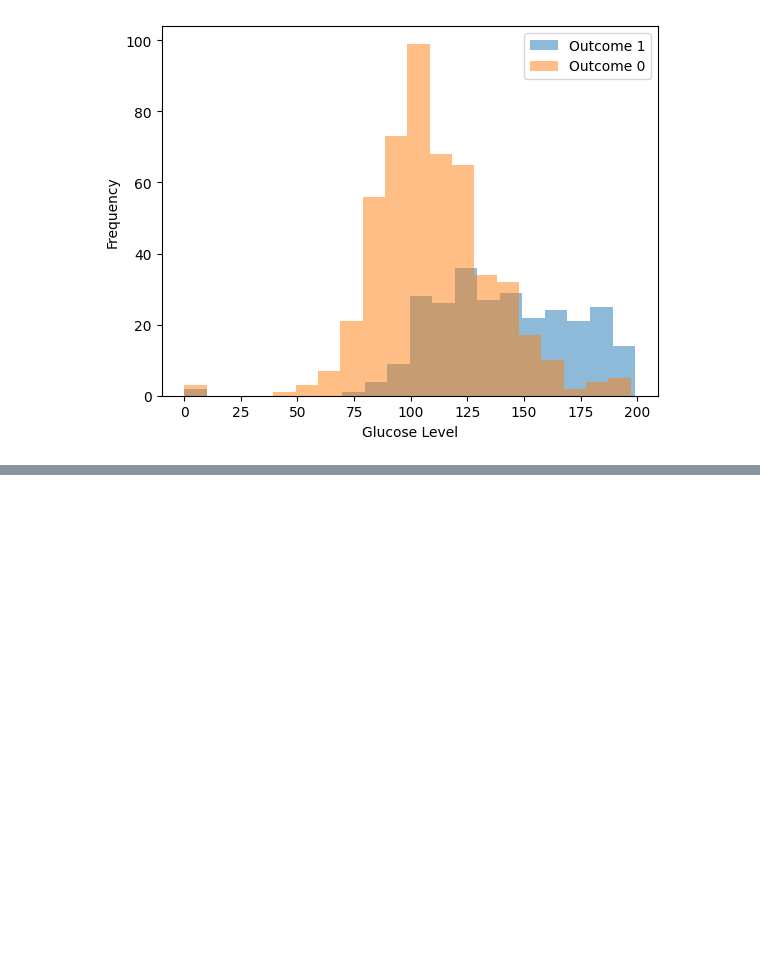
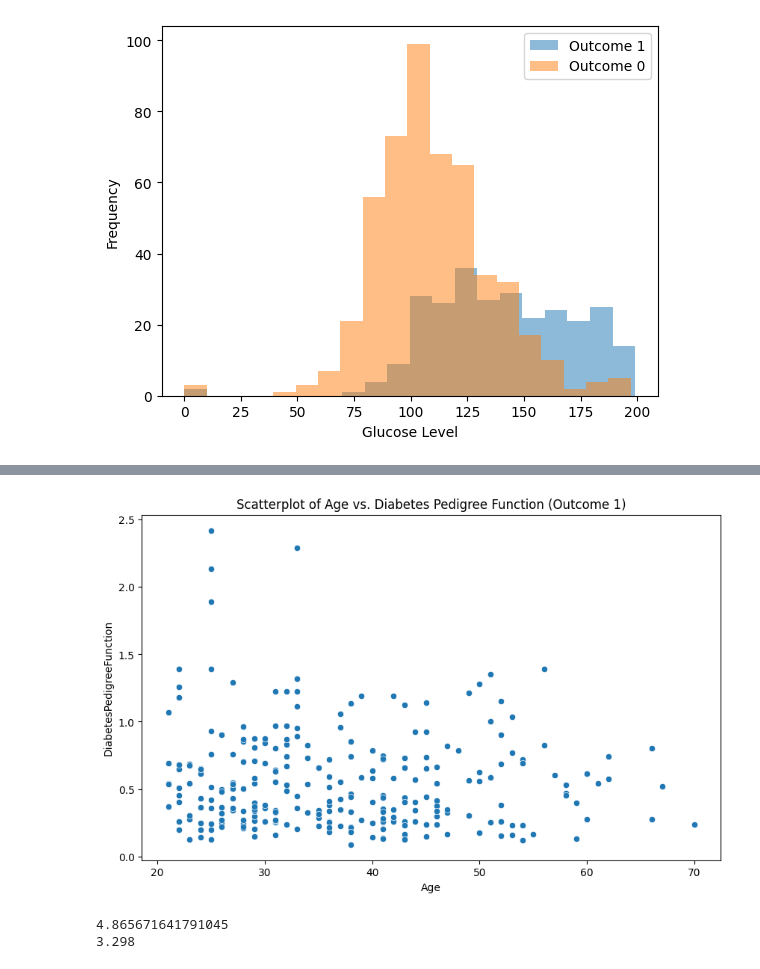
Before and after one commit to houin679/CSMODELPROJECT, a Jupyter notebook: nb1.ipynb, the cells around one changed output, grey strips where cells are left out. Cells and saved outputs as stored; diff of their text form; code cells hidden in the pictures; blank space fills up the shorter version.

```diff
--- a/nb1.ipynb
+++ b/nb1.ipynb
@@ -122,0 +153,16 @@ plt.show()
+# %%
+plt.figure(figsize=(10, 6))
+sns.scatterplot(x='Age', y='DiabetesPedigreeFunction', data=df[df['Outcome'] == 1])
+plt.title('Scatterplot of Age vs. Diabetes Pedigree Function (Outcome 1)')
+plt.show()
+# %% [output]
+[figure, added]
+# %%
+# RELATIONSHIP B/W PREGNANCIES AND DIABETES
+avg_pregnancies_outcome_1 = df[df['Outcome'] == 1]['Pregnancies'].mean()
+avg_pregnancies_outcome_0 = df[df['Outcome'] == 0]['Pregnancies'].mean()
+print(avg_pregnancies_outcome_1 )
+print(avg_pregnancies_outcome_0)
+# %% [output]
+4.865671641791045
+3.298
```
Also changed, not shown: parts of 4 cells of this notebook.
